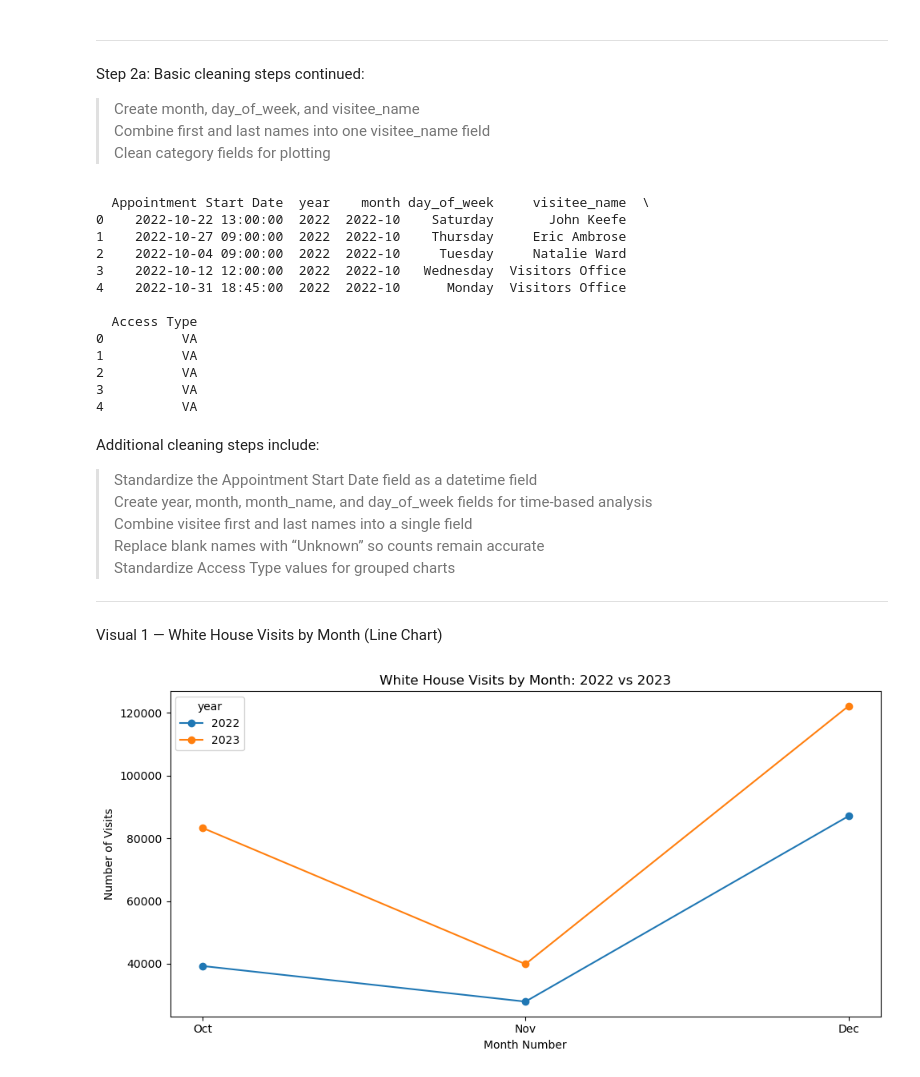
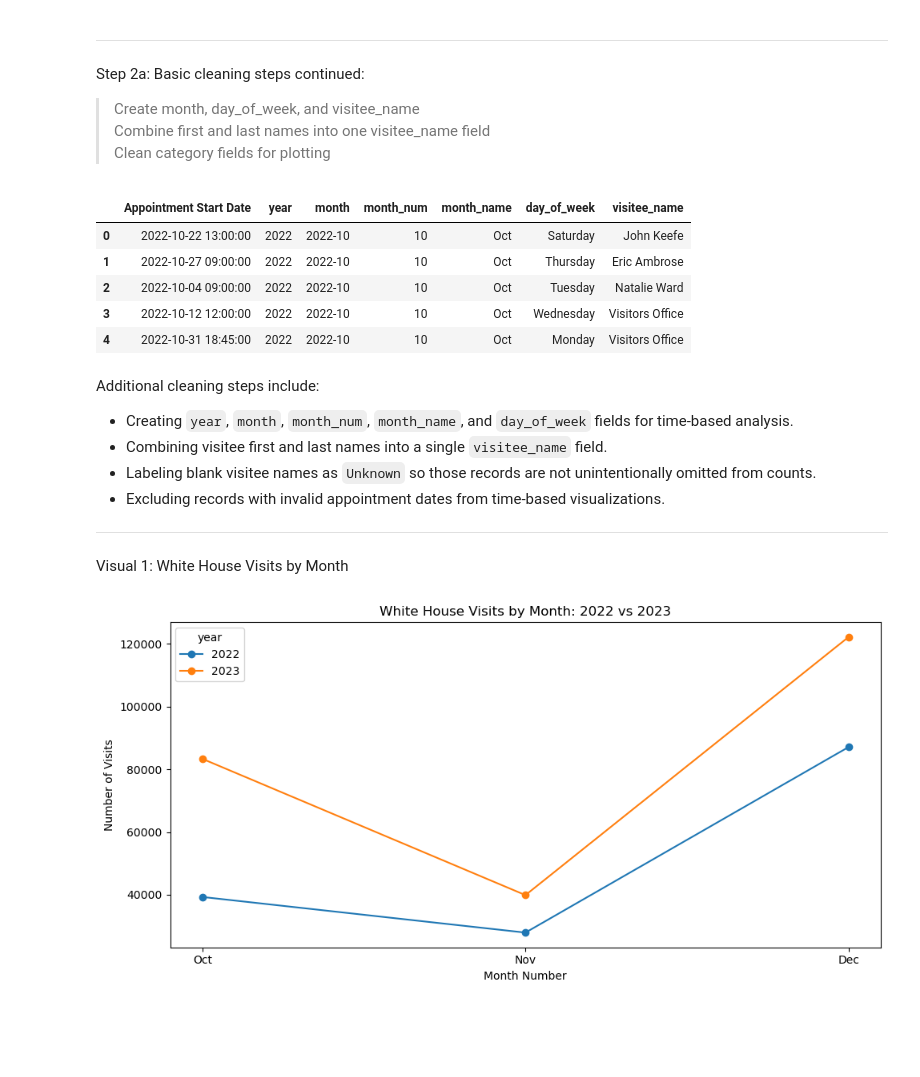
Before and after one commit to ferrillt/White-House-Attendance-Analysis, a Jupyter notebook: analysis/WhiteHouseAttendance_Analysis.ipynb, the cells around one changed output. Saved outputs shown, nothing was run; the diff lists cells and outputs as text; code cells hidden in the pictures; blank space fills up the shorter version.

```diff
--- a/analysis/WhiteHouseAttendance_Analysis.ipynb
+++ b/analysis/WhiteHouseAttendance_Analysis.ipynb
@@ -258,50 +233,55 @@ Step 2a: Basic cleaning steps continued:
 > Clean category fields for plotting
 # %%
 # Create additional time-based fields
-df['day_of_week'] = df['Appointment Start Date'].dt.day_name()
-df['month_num'] = df['Appointment Start Date'].dt.month
-df['month_name'] = df['Appointment Start Date'].dt.strftime('%b')
+df["day_of_week"] = df["Appointment Start Date"].dt.day_name()
+df["month_num"] = df["Appointment Start Date"].dt.month
+df["month_name"] = df["Appointment Start Date"].dt.strftime("%b")
 
-# Combine visitee names
-df['visitee_name'] = (
-    df['Visitee First Name'].fillna('').str.strip() + ' ' +
-    df['Visitee Last Name'].fillna('').str.strip()
+# Combine visitee first and last names
+df["visitee_name"] = (
+    df["Visitee First Name"].fillna("").str.strip()
+    + " "
+    + df["Visitee Last Name"].fillna("").str.strip()
 ).str.strip()
 
-# Replace blank names so they do not disappear in counts
-df['visitee_name'] = df['visitee_name'].replace('', 'Unknown')
+# Label records without a named visitee
+df["visitee_name"] = df["visitee_name"].replace("", "Unknown")
 
-# Clean category field used in stacked bar
-df['Access Type'] = df['Access Type'].fillna('Unknown').str.strip()
+# Exclude invalid appointment dates from time-based analysis
+df = df.dropna(subset=["Appointment Start Date"]).copy()
 
-# Drop rows with invalid dates for time-based visuals
-df = df.dropna(subset=['Appointment Start Date']).copy()
-
-print(df[['Appointment Start Date', 'year', 'month', 'day_of_week', 'visitee_name', 'Access Type']].head())
+# Verify the derived fields
+display(
+    df[
+        [
+            "Appointment Start Date",
+            "year",
+            "month",
+            "month_num",
+            "month_name",
+            "day_of_week",
+            "visitee_name"
+        ]
+    ].head()
+)
 # %% [output]
-  Appointment Start Date  year    month day_of_week     visitee_name  \
-0    2022-10-22 13:00:00  2022  2022-10    Saturday       John Keefe
-1    2022-10-27 09:00:00  2022  2022-10    Thursday     Eric Ambrose
-2    2022-10-04 09:00:00  2022  2022-10     Tuesday     Natalie Ward
-3    2022-10-12 12:00:00  2022  2022-10   Wednesday  Visitors Office
-4    2022-10-31 18:45:00  2022  2022-10      Monday  Visitors Office
-
-  Access Type
-0          VA
-1          VA
-2          VA
-3          VA
-4          VA
+|  | Appointment Start Date | year | month | month_num | month_name | day_of_week | visitee_name |
+| 0 | 2022-10-22 13:00:00 | 2022 | 2022-10 | 10 | Oct | Saturday | John Keefe |
+| 1 | 2022-10-27 09:00:00 | 2022 | 2022-10 | 10 | Oct | Thursday | Eric Ambrose |
+| 2 | 2022-10-04 09:00:00 | 2022 | 2022-10 | 10 | Oct | Tuesday | Natalie Ward |
+| 3 | 2022-10-12 12:00:00 | 2022 | 2022-10 | 10 | Oct | Wednesday | Visitors Office |
+| 4 | 2022-10-31 18:45:00 | 2022 | 2022-10 | 10 | Oct | Monday | Visitors Office |
 # %% [markdown]
 Additional cleaning steps include:
->Standardize the Appointment Start Date field as a datetime field
->Create year, month, month_name, and day_of_week fields for time-based analysis
->Combine visitee first and last names into a single field
->Replace blank names with “Unknown” so counts remain accurate
->Standardize Access Type values for grouped charts
 
------------------------------------------------------------------------------------------------------------------
-Visual 1 — White House Visits by Month (Line Chart)
+- Creating `year`, `month`, `month_num`, `month_name`, and `day_of_week` fields for time-based analysis.
+- Combining visitee first and last names into a single `visitee_name` field.
+- Labeling blank visitee names as `Unknown` so those records are not unintentionally omitted from counts.
+- Excluding records with invalid appointment dates from time-based visualizations.
+
+---
+
+Visual 1: White House Visits by Month
 # %%
 # Import plot library
 import matplotlib.pyplot as plt
```
Also changed, not shown: parts of 17 cells of this notebook.
